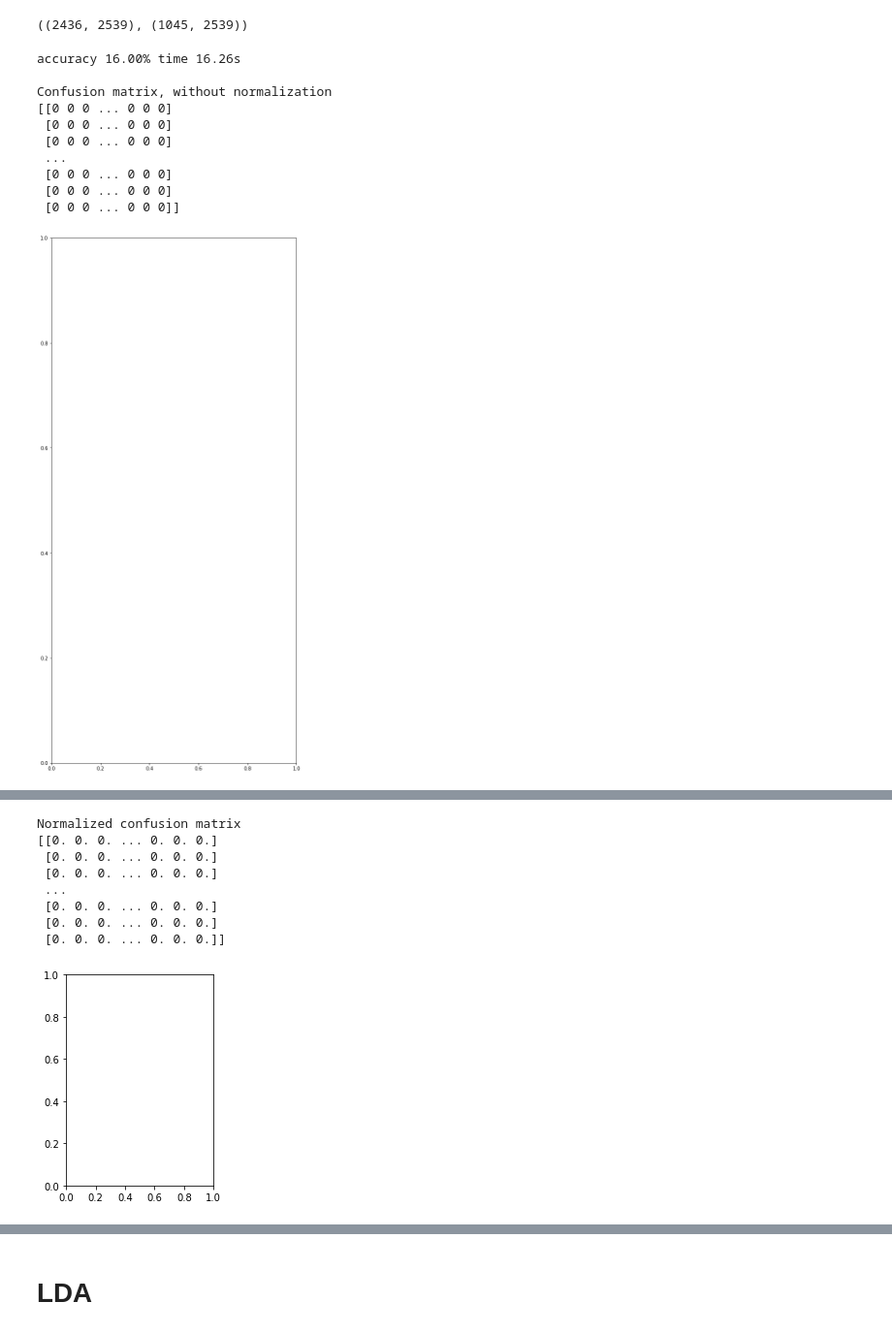
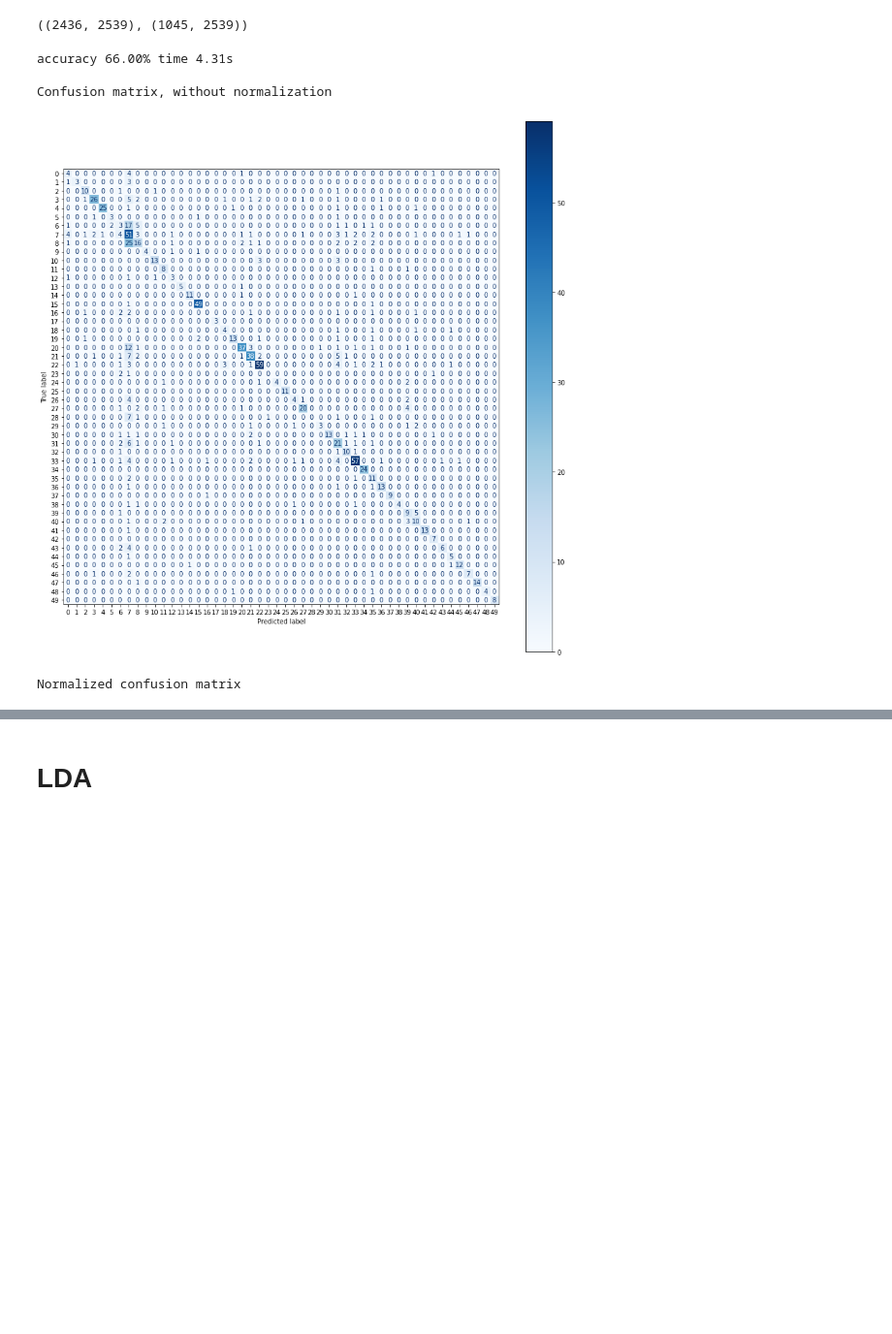
Before and after one commit to FKO78/OC-ds-p6, a Jupyter notebook: P6_Catégorisez_automatiquement_des_questions.ipynb, the cells around one changed output, grey strips where cells are left out. Shown at 97% size. Saved outputs shown, nothing was run; the diff lists cells and outputs as text; code cells hidden in the pictures; blank space fills up the shorter version.

```diff
--- a/P6_Catégorisez_automatiquement_des_questions.ipynb
+++ b/P6_Catégorisez_automatiquement_des_questions.ipynb
@@ -419,46 +420,40 @@ X_train_scaled.shape, X_test_scaled.shape
 # %% [output]
 ((2436, 2539), (1045, 2539))
 # %%
-gs = KNeighborsClassifier(n_neighbors=50)
+gs = RandomForestClassifier()
 
 start_time = timeit.default_timer()
 
 gs.fit(X_train_scaled, y_train)
 y_pred = gs.predict(X_test_scaled)
 
 elapsed = timeit.default_timer() - start_time
 
 accuracy = 100*metrics.accuracy_score(y_test, y_pred).round(2)
 print("accuracy {:.2f}% time {:.2f}s\n".format(accuracy, elapsed))
 
 np.set_printoptions(precision=2)
 
-plt.figure(figsize=(20, 20))
+#plt.figure(figsize=(20, 20))
 # Plot non-normalized confusion matrix
 titles_options = [("Confusion matrix, without normalization", None),
                     ("Normalized confusion matrix", 'true')]
 cpt = 1
 for title, normalize in titles_options:
-    plt.subplot(1, 2, cpt)
-    disp = metrics.plot_confusion_matrix(gs, X_test_scaled, y_test,
+    fig, ax = plt.subplots(figsize=(15, 15))
+    metrics.plot_confusion_matrix(gs, X_test_scaled, y_test,
                                          # display_labels=class_names,
                                          cmap=plt.cm.Blues, \
-                                         normalize=normalize)
-    disp.ax_.set_title(title)
+                                         normalize=normalize, ax=ax)
+    #ax_.set_title(title)
 
     print(title)
-    print(disp.confusion_matrix)
+    #print(disp.confusion_matrix)
     plt.show()
     cpt += 1
 # %% [output]
-accuracy 16.00% time 16.26s
+accuracy 66.00% time 4.31s
 
 Confusion matrix, without normalization
-[[0 0 0 ... 0 0 0]
- [0 0 0 ... 0 0 0]
- [0 0 0 ... 0 0 0]
- ...
- [0 0 0 ... 0 0 0]
- [0 0 0 ... 0 0 0]
- [0 0 0 ... 0 0 0]]
-[figure, old version]
+[figure, new version]
+Normalized confusion matrix
@@ -466,9 +460,0 @@ Confusion matrix, without normalization
-Normalized confusion matrix
-[[0. 0. 0. ... 0. 0. 0.]
- [0. 0. 0. ... 0. 0. 0.]
- [0. 0. 0. ... 0. 0. 0.]
- ...
- [0. 0. 0. ... 0. 0. 0.]
- [0. 0. 0. ... 0. 0. 0.]
- [0. 0. 0. ... 0. 0. 0.]]
-[figure, removed]
```
Also changed, not shown: parts of 4 cells of this notebook.
